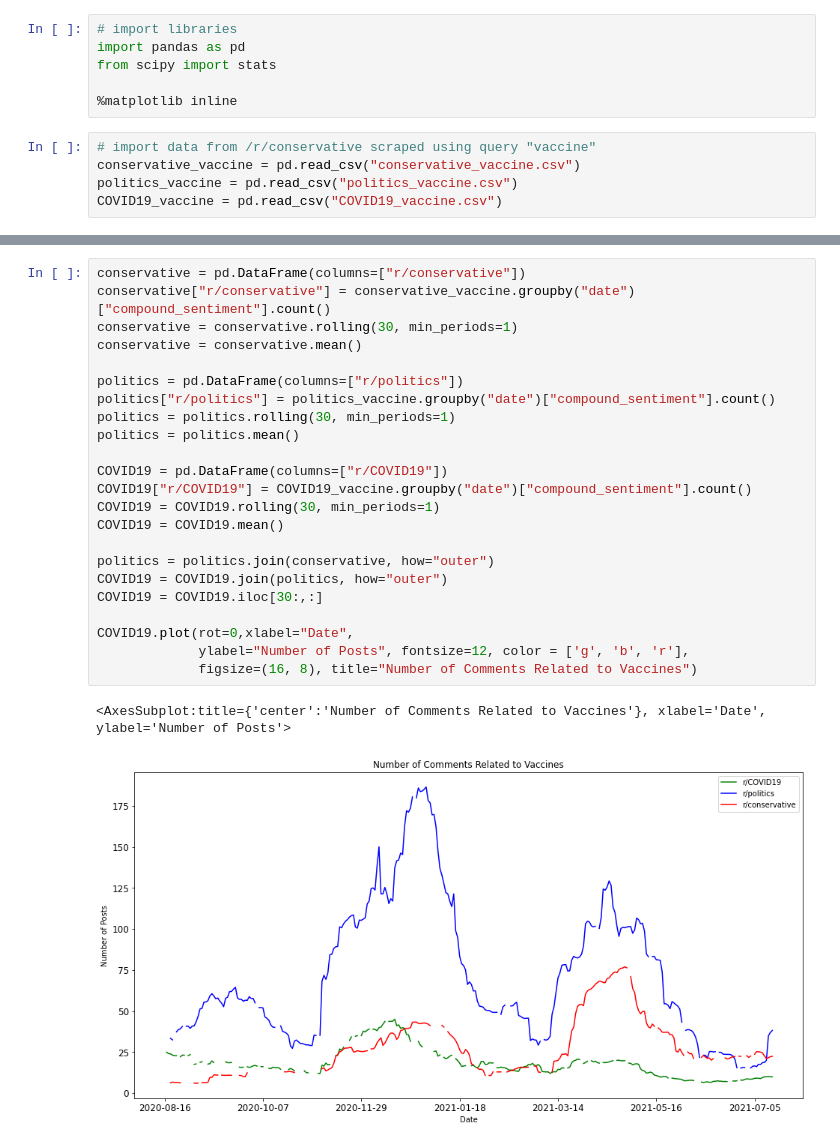
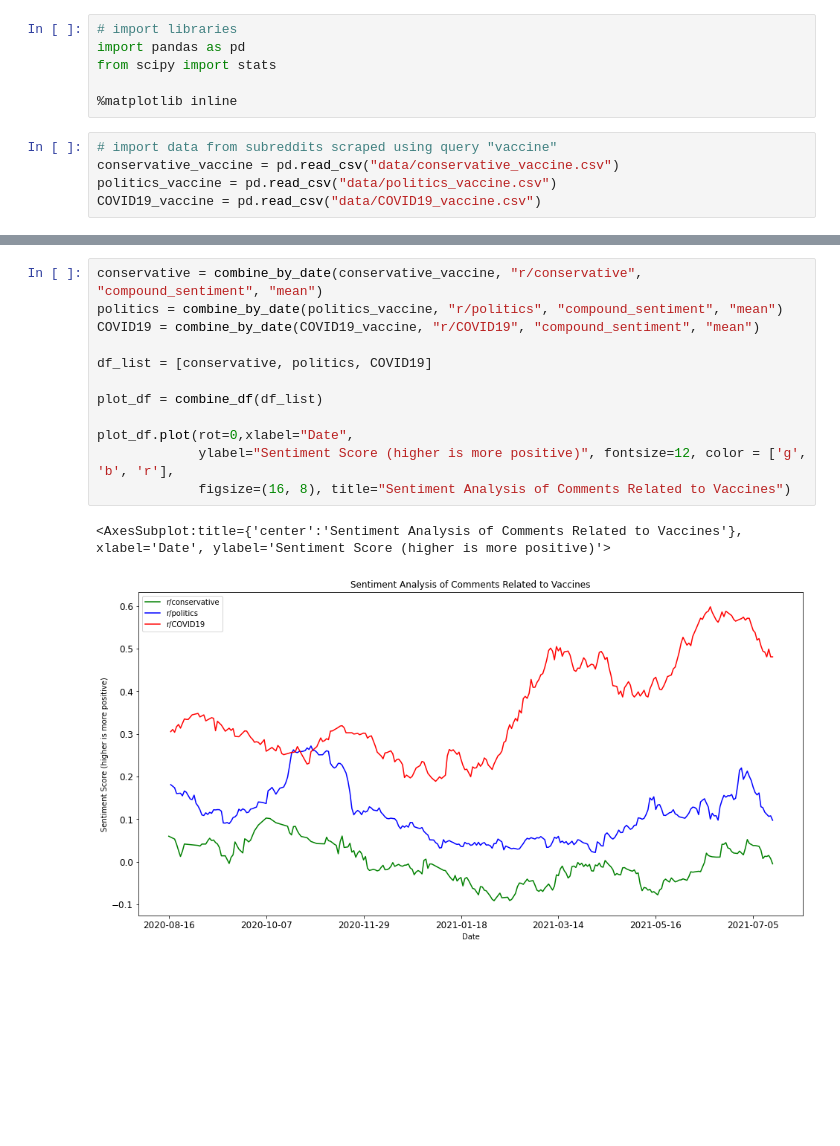
Before and after one commit to miRNA183/subreddit_sentiment_analysis, a Jupyter notebook: sentiment_analysis.ipynb, the cells around one changed output, grey strips where cells are left out. Drawn from its saved outputs; the diff is of its cells as text; blank space fills up the shorter version.

```diff
--- a/sentiment_analysis.ipynb
+++ b/sentiment_analysis.ipynb
@@ -5,8 +5,8 @@ from scipy import stats
 
 %matplotlib inline
 # %%
-# import data from /r/conservative scraped using query "vaccine"
-conservative_vaccine = pd.read_csv("conservative_vaccine.csv")
-politics_vaccine = pd.read_csv("politics_vaccine.csv")
-COVID19_vaccine = pd.read_csv("COVID19_vaccine.csv")
+# import data from subreddits scraped using query "vaccine"
+conservative_vaccine = pd.read_csv("data/conservative_vaccine.csv")
+politics_vaccine = pd.read_csv("data/politics_vaccine.csv")
+COVID19_vaccine = pd.read_csv("data/COVID19_vaccine.csv")
 # %%
@@ -38,26 +46,15 @@ COVID19.plot(rot=0,xlabel="Date",
-# %%
-conservative = pd.DataFrame(columns=["r/conservative"])
-conservative["r/conservative"] = conservative_vaccine.groupby("date")["compound_sentiment"].count()
-conservative = conservative.rolling(30, min_periods=1)
-conservative = conservative.mean()
-
-politics = pd.DataFrame(columns=["r/politics"])
-politics["r/politics"] = politics_vaccine.groupby("date")["compound_sentiment"].count()
-politics = politics.rolling(30, min_periods=1)
-politics = politics.mean()
-
-COVID19 = pd.DataFrame(columns=["r/COVID19"])
-COVID19["r/COVID19"] = COVID19_vaccine.groupby("date")["compound_sentiment"].count()
-COVID19 = COVID19.rolling(30, min_periods=1)
-COVID19 = COVID19.mean()
-
-politics = politics.join(conservative, how="outer")
-COVID19 = COVID19.join(politics, how="outer")
-COVID19 = COVID19.iloc[30:,:]
-
-COVID19.plot(rot=0,xlabel="Date",
-             ylabel="Number of Posts", fontsize=12, color = ['g', 'b', 'r'],
-             figsize=(16, 8), title="Number of Comments Related to Vaccines")
-# %% [output]
-<AxesSubplot:title={'center':'Number of Comments Related to Vaccines'}, xlabel='Date', ylabel='Number of Posts'>
-[figure, removed]
+# %%
+conservative = combine_by_date(conservative_vaccine, "r/conservative", "compound_sentiment", "mean")
+politics = combine_by_date(politics_vaccine, "r/politics", "compound_sentiment", "mean")
+COVID19 = combine_by_date(COVID19_vaccine, "r/COVID19", "compound_sentiment", "mean")
+
+df_list = [conservative, politics, COVID19]
+
+plot_df = combine_df(df_list)
+
+plot_df.plot(rot=0,xlabel="Date",
+             ylabel="Sentiment Score (higher is more positive)", fontsize=12, color = ['g', 'b', 'r'],
+             figsize=(16, 8), title="Sentiment Analysis of Comments Related to Vaccines")
+# %% [output]
+<AxesSubplot:title={'center':'Sentiment Analysis of Comments Related to Vaccines'}, xlabel='Date', ylabel='Sentiment Score (higher is more positive)'>
+[figure, added]
```
Also changed, not shown: parts of 2 cells of this notebook.
